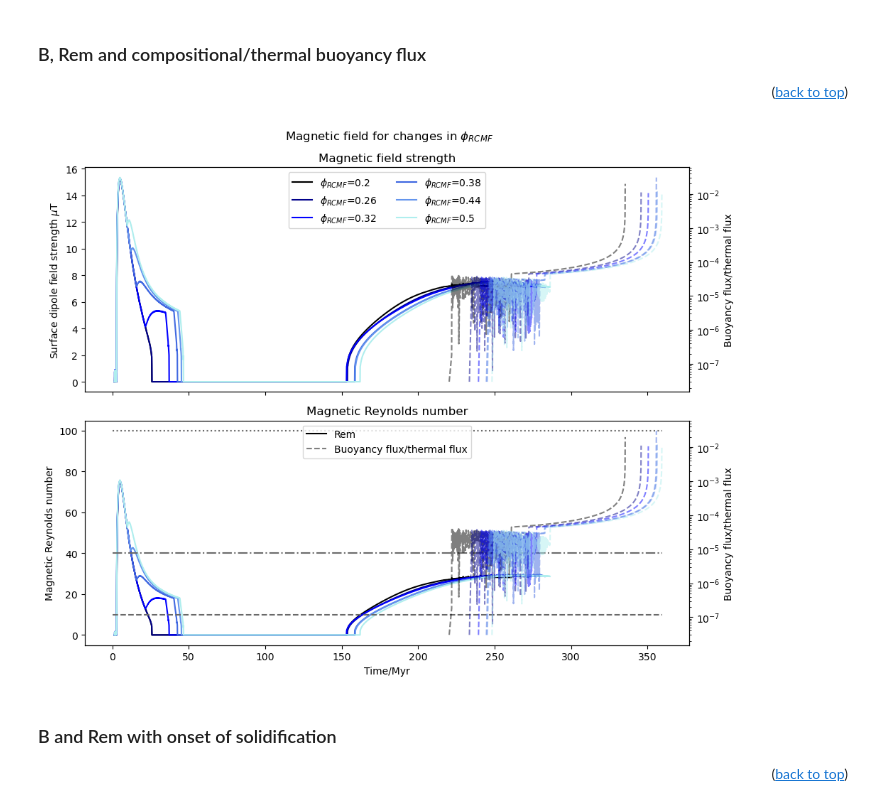
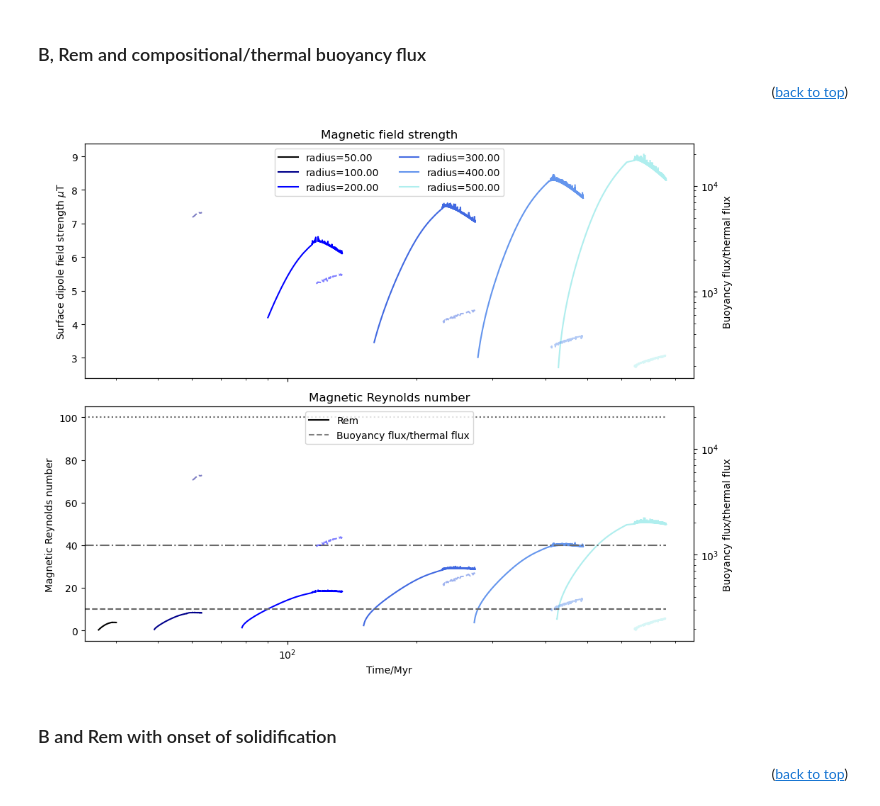
Before and after one commit to Hannah-RS/planetesimal-magnetic-history, a Jupyter notebook: Plotting_scripts/Single_var_comparison.ipynb, the cells around one changed output. Saved outputs shown, nothing was run; the diff lists cells and outputs as text; code cells hidden in the pictures.

```diff
--- a/Plotting_scripts/Single_var_comparison.ipynb
+++ b/Plotting_scripts/Single_var_comparison.ipynb
@@ -43,14 +40,14 @@ colors = ['black','darkblue','blue','royalblue','cornflowerblue','paleturquoise'
 # %% [markdown]
 ## Import data
 # %%
-folder = 'Singlevar1/'
+folder = 'Singlevar2/'
 subfolders = {'rcmf':1,'eta0':2,'beta':3,'etal':4,'Xs_0':5,'Fe0':6,'alpha_n':7,'r':8}
 labels = {'rcmf':'$\\phi_{{RCMF}}$','eta0':'$\\eta_0$','beta':'$\\beta$','etal':'$\\eta_l$','Xs_0':'$X_{{s,0}}$','Fe0':'$^{{60}}Fe/^{{56}}Fe$','alpha_n':'$\\alpha_n$','r':'radius'}
 Myr = 365*24*3600*1e6 #number of s in Myr
 # %% [markdown]
 Choose your variable of interest
 # %%
-var = 'alpha_n'
+var = 'r'
 varlab = labels[var]
 logvar = False
 save = True
@@ -488,62 +352,52 @@ for i in range(nrun):
     if var=='r':
         varval = varval/1e3
     #import data
     npzfile = np.load(f'{path}run_{run}.npz')
     tplot = npzfile['t']/Myr
-    therm = npzfile['therm'] # magnetic Reynolds number, Bfield and time [Myr] from thermal convection
-    comp = npzfile['comp'] # magnetic Reynolds number, Bfield and time [Myr] from compositional convection
-    Btherm = therm[1,:]/1e-6
-    Bcomp = comp[1,:]/1e-6
-    B = np.concatenate([Btherm,Bcomp])
-    Rem_c = comp[0,:] #Thermo-compositional Rem (f<f0)
-    Rem_t = therm[0,:] #Thermal Rem
-    Rem = np.concatenate([Rem_t,Rem_c])
-    therm_t = therm[2,:]
-    comp_t = comp[2,:]
-
-    npzfile2 = np.load(f'{path}buoy_ratio_{run}.npz')
-    buoy = npzfile2['buoy'] #ratio of compositional/thermal flux
+    B = npzfile['B']/1e-6
+    Rem = npzfile['Rem']
+    buoy = npzfile['buoyr'] #ratio of compositional/thermal flux
+    threshold=10
+    size=2.5 #size of points on scatter plot
 
     #B plot
     if var =='eta0':
-        ax[0].plot(therm_t,Btherm,color=colors[i],label=f'{varlab}={varval:.1e}')
-        ax[0].plot(comp_t[Rem_c!=0],Bcomp[Rem_c!=0],color=colors[i])
+        ax[0].plot(tplot,np.ma.masked_where(Rem<threshold,B),color=colors[i],label=f'{varlab}={varval:.1e}')
     else:
-        ax[0].plot(therm_t,Btherm,color=colors[i],label=f'{varlab}={varval}')
-        ax[0].plot(comp_t[Rem_c!=0],Bcomp[Rem_c!=0],color=colors[i])
-    ax2.plot(tplot[buoy>0],buoy[buoy>0],color=colors[i],linestyle='dashed',alpha=0.5)
+        ax[0].plot(tplot,np.ma.masked_where(Rem<threshold,B),color=colors[i],label=f'{varlab}={varval:.2f}')
+    ax2.plot(tplot[buoy>0],buoy[buoy>0],color=colors[i],alpha=0.5,linestyle='dashed')
 
     #Rem plot
     if i == 0:
-        ax[1].plot(therm_t,Rem_t,color=colors[i])
-        ln1 = ax[1].plot(comp_t[Rem_c!=0],Rem_c[Rem_c!=0],color=colors[i],label='Rem')
-        ln2 = ax3.plot(tplot[buoy>0],buoy[buoy>0],color=colors[i],linestyle='dashed',alpha=0.5)
+        ln1 = ax[1].plot(tplot,np.ma.masked_where(Rem<=0,Rem),color=colors[i],label='Rem')
+        ln2 = ax3.plot(tplot[buoy>0],buoy[buoy>0],color=colors[i],linestyle='dashed',alpha=0.5, label='Buoyancy/thermal flux')
     else:
-        ax[1].plot(therm_t,Rem_t,color=colors[i])
-        ax[1].plot(comp_t[Rem_c!=0],Rem_c[Rem_c!=0],color=colors[i])
+        ax[1].plot(tplot,np.ma.masked_where(Rem<=0,Rem),color=colors[i])
         ax3.plot(tplot[buoy>0],buoy[buoy>0],color=colors[i],linestyle='dashed',alpha=0.5)
 
-ax[1].hlines(10,xmin=0,xmax=comp_t[-1],color='dimgray',linestyle='--')
-ax[1].hlines(40,xmin=0,xmax=comp_t[-1],color='dimgray',linestyle='-.')
-ax[1].hlines(100,xmin=0,xmax=comp_t[-1],color='dimgray',linestyle='dotted')
+ax[1].hlines(10,xmin=0,xmax=tplot[Rem>0][-1],color='dimgray',linestyle='--')
+ax[1].hlines(40,xmin=0,xmax=tplot[Rem>0][-1],color='dimgray',linestyle='-.')
+ax[1].hlines(100,xmin=0,xmax=tplot[Rem>0][-1],color='dimgray',linestyle='dotted')
 
 ax[0].set_ylabel('Surface dipole field strength $\\mu$T')
 ax[1].set_ylabel('Magnetic Reynolds number')
 ax2.set_ylabel('Buoyancy flux/thermal flux')
 ax3.set_ylabel('Buoyancy flux/thermal flux')
 
 ax[1].set_xlabel('Time/Myr')
 ax[0].legend(ncols=2,loc='upper center')
 ax[1].legend(ln1+ln2,['Rem','Buoyancy flux/thermal flux'],loc='upper center')
+ax[0].set_xscale('log')
+ax[1].set_xscale('log')
 ax2.set_yscale('log')
 ax3.set_yscale('log')
 ax[0].set_title('Magnetic field strength')
 ax[1].set_title('Magnetic Reynolds number')
 
-
-#plt.savefig(f'../Plots/{folder}BRem_buoy_{var}.png',dpi=450,bbox_inches='tight')
+if save==True:
+    plt.savefig(f'../Plots/{folder}BRem_buoy_{var}.png',dpi=450,bbox_inches='tight')
 # %% [output]
-[figure, old version]
+[figure, new version]
 # %% [markdown]
 ### B and Rem with onset of solidification <a class="anchor" id="BRem-solid"></a>
 <p align="right">(<a href="#top">back to top</a>)</p>
```
Also changed, not shown: parts of 21 cells of this notebook.
